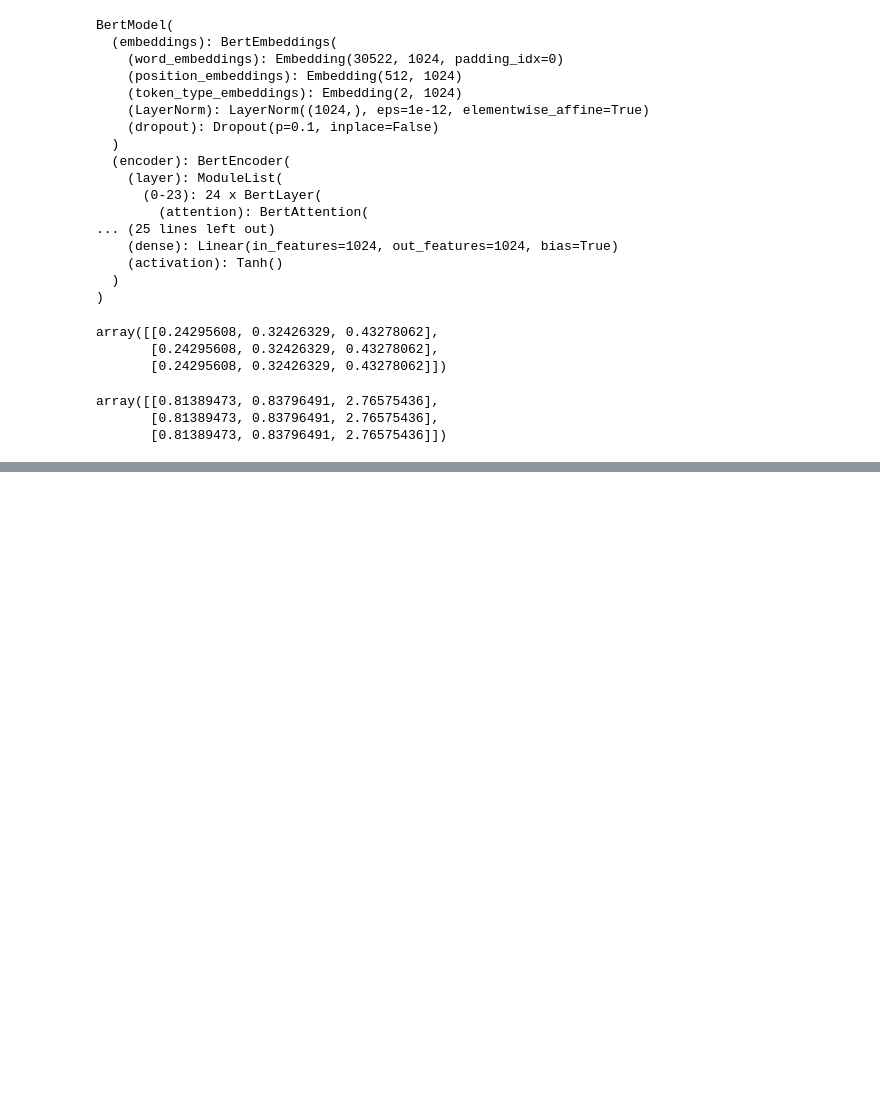
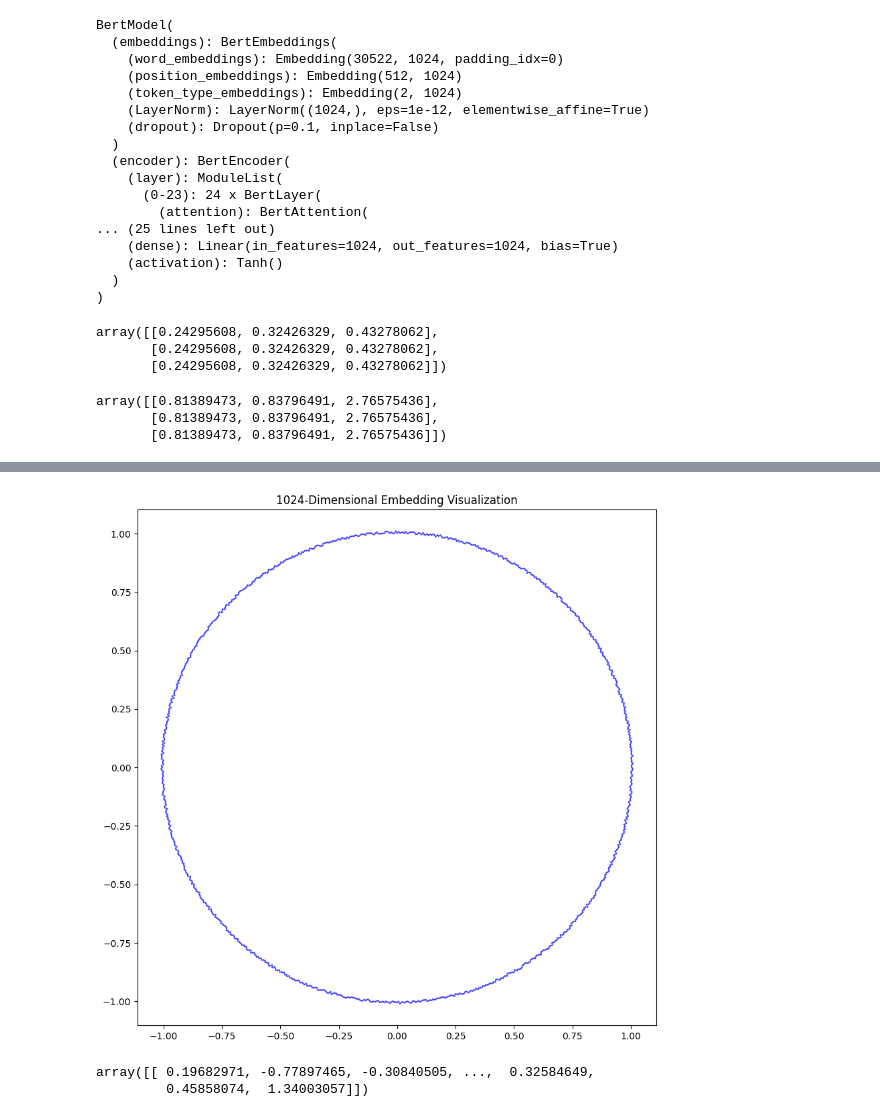
Before and after one commit to Antel0pe/FantasyArchetypesInSemanticSpace, a Jupyter notebook: notebooks/SimilarityBetweenHiddenLayers.ipynb, the cells around one changed output, grey strips where cells are left out. Cells and saved outputs as stored; diff of their text form; code cells hidden in the pictures; blank space fills up the shorter version.

```diff
--- a/notebooks/SimilarityBetweenHiddenLayers.ipynb
+++ b/notebooks/SimilarityBetweenHiddenLayers.ipynb
@@ -1504,0 +1524,28 @@ if __name__ == "__main__":
+# %%
+neutral_embedding = np.random.uniform(0, 0.01, 1024)
+plot = plot_embedding_polygon([neutral_embedding])
+plot.show()
+# %% [output]
+[figure, added]
+# %%
+import numpy as np
+
+def generate_bert_like_vectors(num_vectors=1, num_dims=1024, mean_shift=0.0, scale=1.0):
+    # Generate initial vectors with normal distribution
+    vectors = np.random.normal(0, 1, (num_vectors, num_dims))
+
+    # Apply LayerNorm-like transformation
+    # First normalize to zero mean and unit variance per vector
+    means = vectors.mean(axis=1, keepdims=True)
+    stds = vectors.std(axis=1, keepdims=True)
+    normalized = (vectors - means) / stds
+
+    # Apply scale and shift (similar to learned gamma and beta in LayerNorm)
+    normalized = (normalized * scale) + mean_shift
+
+    return normalized
+
+generate_bert_like_vectors(1)
+# %% [output]
+array([[ 0.19682971, -0.77897465, -0.30840505, ...,  0.32584649,
+         0.45858074,  1.34003057]])
```
Also changed, not shown: parts of 14 cells of this notebook.
